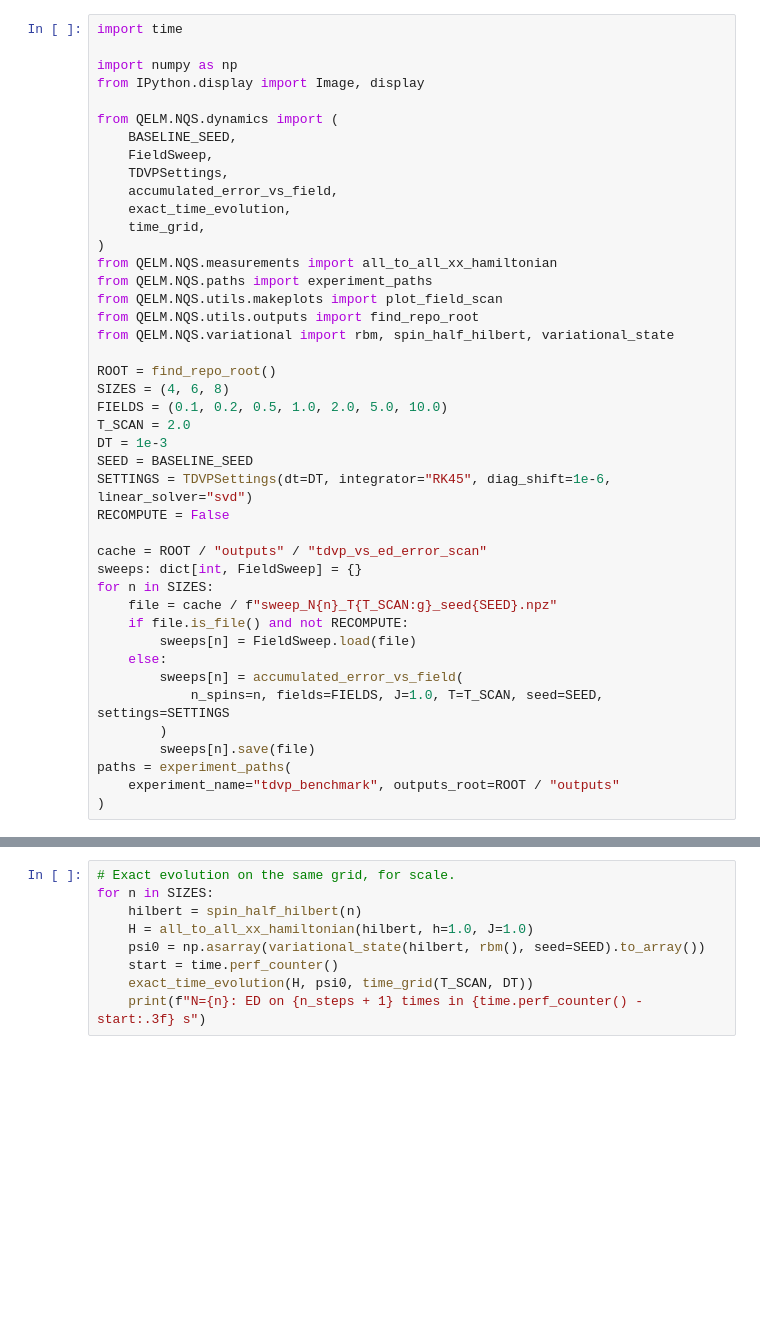
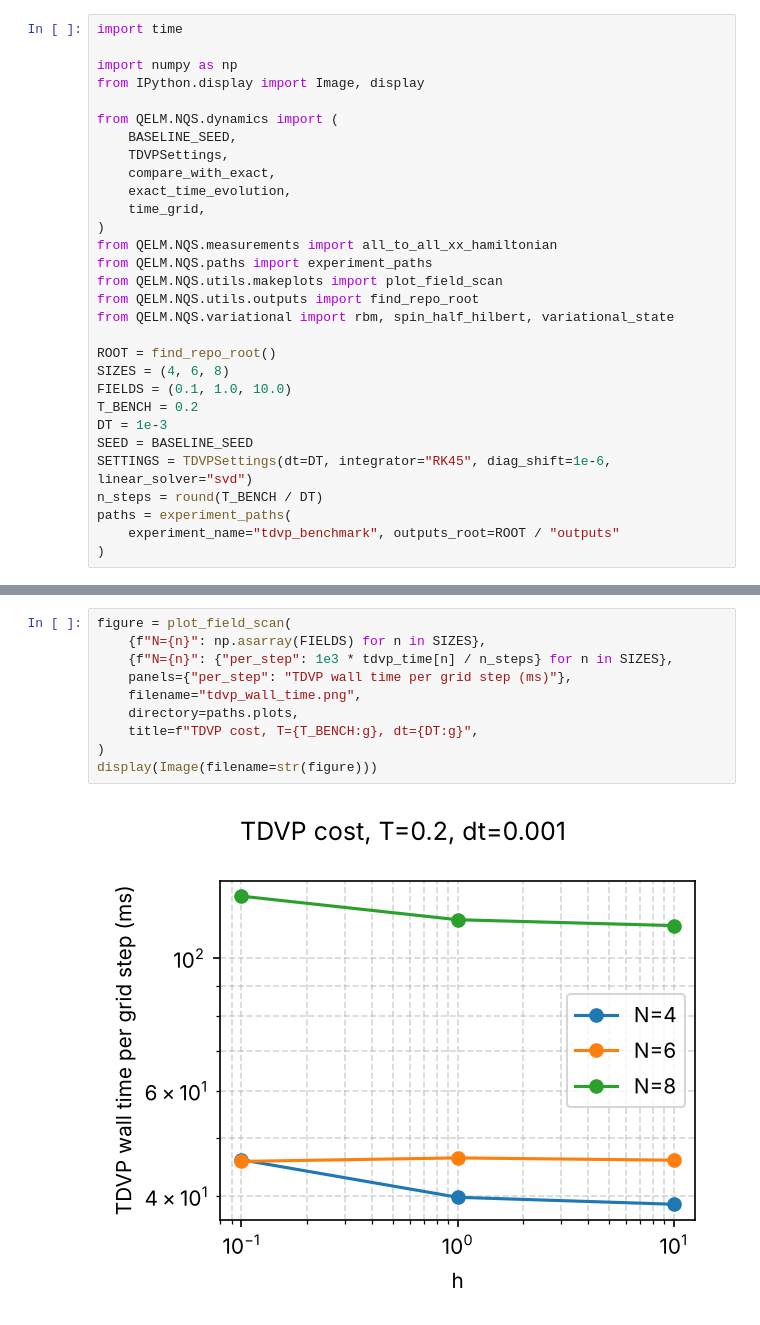
Before and after one commit to victor-pcll/QELM-enhanced-by-NQS, a Jupyter notebook: notebooks/benchmarks/01_tdvp_wall_time.ipynb, the cells around one changed output, grey strips where cells are left out. Drawn from its saved outputs; the diff is of its cells as text; blank space fills up the shorter version.

```diff
--- a/notebooks/benchmarks/01_tdvp_wall_time.ipynb
+++ b/notebooks/benchmarks/01_tdvp_wall_time.ipynb
@@ -12,9 +12,8 @@ from IPython.display import Image, display
 
 from QELM.NQS.dynamics import (
     BASELINE_SEED,
-    FieldSweep,
     TDVPSettings,
-    accumulated_error_vs_field,
+    compare_with_exact,
     exact_time_evolution,
     time_grid,
 )
@@ -26,24 +25,12 @@ from QELM.NQS.variational import rbm, spin_half_hilbert, variational_state
 
 ROOT = find_repo_root()
 SIZES = (4, 6, 8)
-FIELDS = (0.1, 0.2, 0.5, 1.0, 2.0, 5.0, 10.0)
-T_SCAN = 2.0
+FIELDS = (0.1, 1.0, 10.0)
+T_BENCH = 0.2
 DT = 1e-3
 SEED = BASELINE_SEED
 SETTINGS = TDVPSettings(dt=DT, integrator="RK45", diag_shift=1e-6, linear_solver="svd")
-RECOMPUTE = False
-
-cache = ROOT / "outputs" / "tdvp_vs_ed_error_scan"
-sweeps: dict[int, FieldSweep] = {}
-for n in SIZES:
-    file = cache / f"sweep_N{n}_T{T_SCAN:g}_seed{SEED}.npz"
-    if file.is_file() and not RECOMPUTE:
-        sweeps[n] = FieldSweep.load(file)
-    else:
-        sweeps[n] = accumulated_error_vs_field(
-            n_spins=n, fields=FIELDS, J=1.0, T=T_SCAN, seed=SEED, settings=SETTINGS
-        )
-        sweeps[n].save(file)
+n_steps = round(T_BENCH / DT)
 paths = experiment_paths(
     experiment_name="tdvp_benchmark", outputs_root=ROOT / "outputs"
 )
@@ -66,9 +69,12 @@ for n, s in sweeps.items():
 # %%
-# Exact evolution on the same grid, for scale.
-for n in SIZES:
-    hilbert = spin_half_hilbert(n)
-    H = all_to_all_xx_hamiltonian(hilbert, h=1.0, J=1.0)
-    psi0 = np.asarray(variational_state(hilbert, rbm(), seed=SEED).to_array())
-    start = time.perf_counter()
-    exact_time_evolution(H, psi0, time_grid(T_SCAN, DT))
-    print(f"N={n}: ED on {n_steps + 1} times in {time.perf_counter() - start:.3f} s")
+figure = plot_field_scan(
+    {f"N={n}": np.asarray(FIELDS) for n in SIZES},
+    {f"N={n}": {"per_step": 1e3 * tdvp_time[n] / n_steps} for n in SIZES},
+    panels={"per_step": "TDVP wall time per grid step (ms)"},
+    filename="tdvp_wall_time.png",
+    directory=paths.plots,
+    title=f"TDVP cost, T={T_BENCH:g}, dt={DT:g}",
+)
+display(Image(filename=str(figure)))
+# %% [output]
+[figure, added]
```
Also changed, not shown: parts of 3 cells of this notebook, 1 other file.
